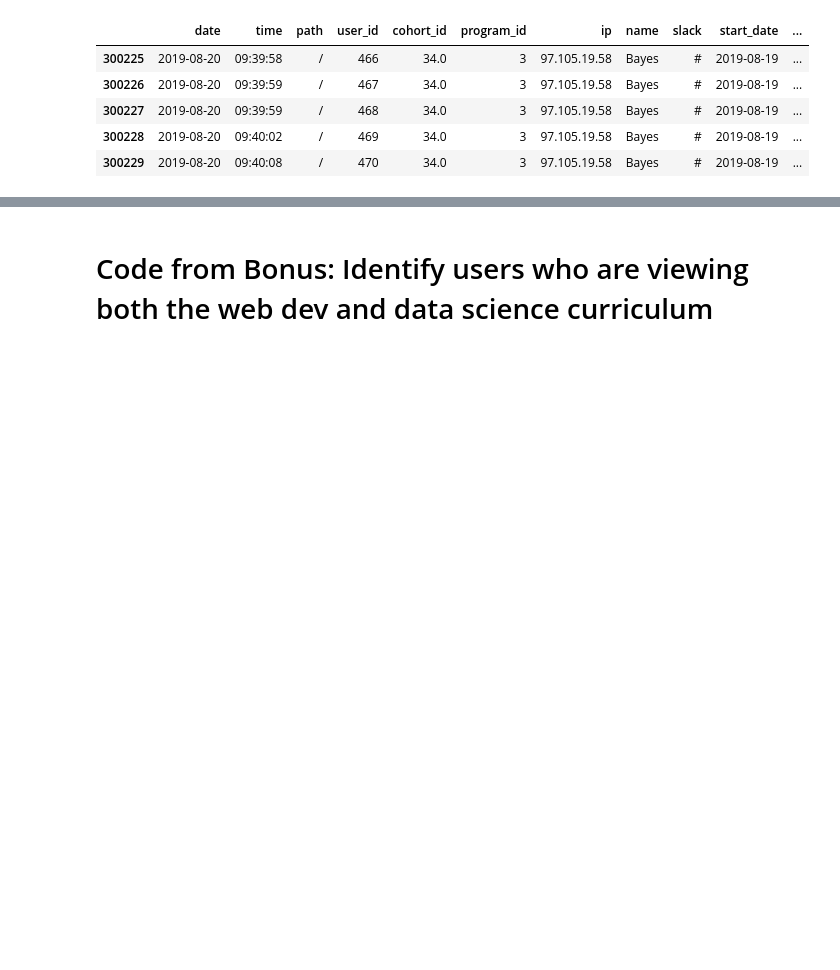
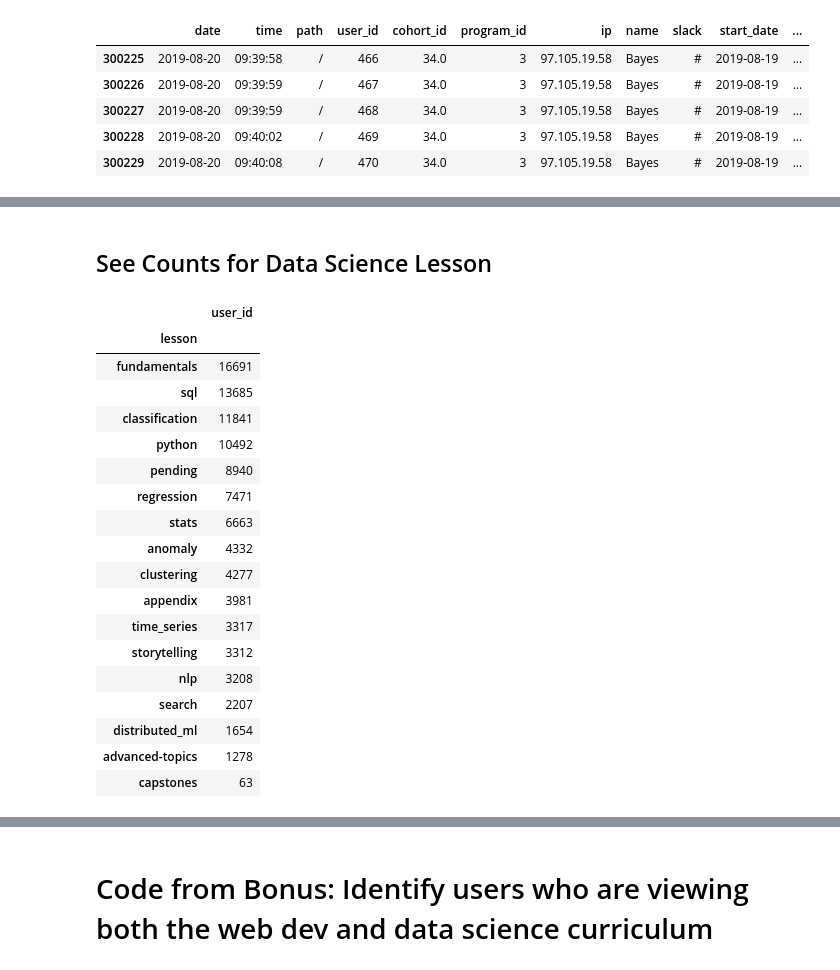
Before and after one commit to daniel-kaniela/anomoly_detection_project, a Jupyter notebook: kan_anomaly_detection_working_copy.ipynb, the cells around one changed output, grey strips where cells are left out. Saved outputs shown, nothing was run; the diff lists cells and outputs as text; code cells hidden in the pictures; blank space fills up the shorter version.

```diff
--- a/kan_anomaly_detection_working_copy.ipynb
+++ b/kan_anomaly_detection_working_copy.ipynb
@@ -186,0 +290,25 @@ df.groupby(by=['path'])['program','name'].agg('count').sort_values(['program','n
+# %% [markdown]
+## See Counts for Data Science Lesson
+# %%
+# DS Lessons count
+df_ds.groupby('lesson')[['user_id']].agg('count').sort_values(by='user_id', ascending=False)
+# %% [output]
+|  | user_id |
+| lesson |  |
+| fundamentals | 16691 |
+| sql | 13685 |
+| classification | 11841 |
+| python | 10492 |
+| pending | 8940 |
+| regression | 7471 |
+| stats | 6663 |
+| anomaly | 4332 |
+| clustering | 4277 |
+| appendix | 3981 |
+| time_series | 3317 |
+| storytelling | 3312 |
+| nlp | 3208 |
+| search | 2207 |
+| distributed_ml | 1654 |
+| advanced-topics | 1278 |
+| capstones | 63 |
```
Also changed, not shown: parts of 19 cells of this notebook.
